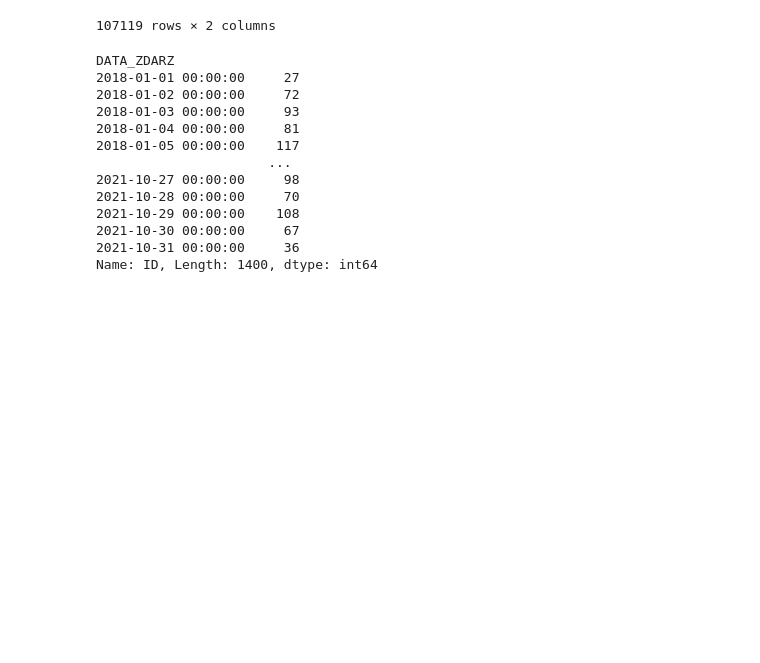
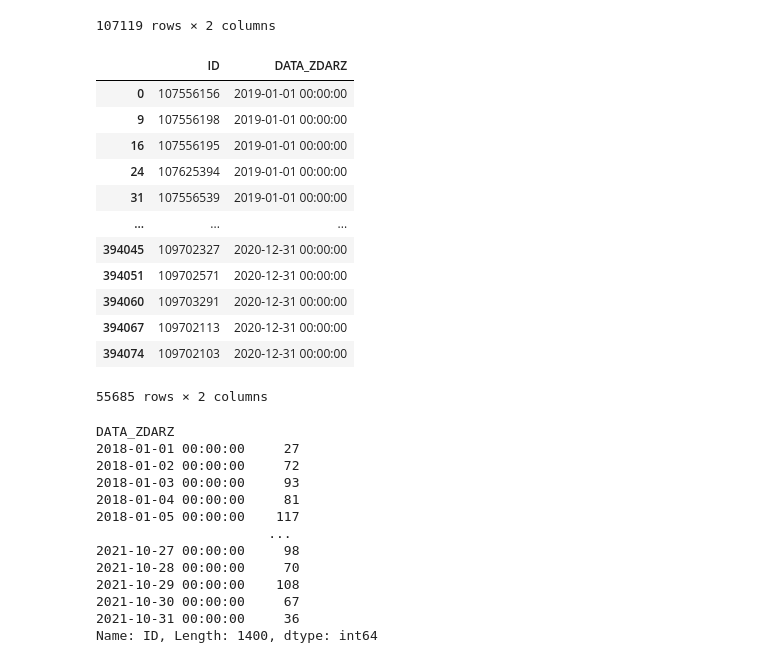
Before and after one commit to ajedrych/bachelor-thesis, a Jupyter notebook: WypadkiDrogowe/plikiCSV/wypadki_warszawa_analiza.ipynb, the cells around one changed output. Saved outputs shown, nothing was run; the diff lists cells and outputs as text; code cells hidden in the pictures; blank space fills up the shorter version.

```diff
--- a/WypadkiDrogowe/plikiCSV/wypadki_warszawa_analiza.ipynb
+++ b/WypadkiDrogowe/plikiCSV/wypadki_warszawa_analiza.ipynb
@@ -42,6 +118,23 @@ wypadki
 | 759328 | 113085415 | 2021-10-31 00:00:00 |
 | 759335 | 113354834 | 2021-10-31 00:00:00 |
 107119 rows × 2 columns
+# %%
+wypadki2 = wypadki2.drop_duplicates()
+wypadki2
+# %% [output]
+|  | ID | DATA_ZDARZ |
+| 0 | 107556156 | 2019-01-01 00:00:00 |
+| 9 | 107556198 | 2019-01-01 00:00:00 |
+| 16 | 107556195 | 2019-01-01 00:00:00 |
+| 24 | 107625394 | 2019-01-01 00:00:00 |
+| 31 | 107556539 | 2019-01-01 00:00:00 |
+| ... | ... | ... |
+| 394045 | 109702327 | 2020-12-31 00:00:00 |
+| 394051 | 109702571 | 2020-12-31 00:00:00 |
+| 394060 | 109703291 | 2020-12-31 00:00:00 |
+| 394067 | 109702113 | 2020-12-31 00:00:00 |
+| 394074 | 109702103 | 2020-12-31 00:00:00 |
+55685 rows × 2 columns
 # %%
 wypadki.to_excel("wypadki warszawa.xlsx")
 # %%
```
Also changed, not shown: parts of 8 cells of this notebook, 2 other files.
